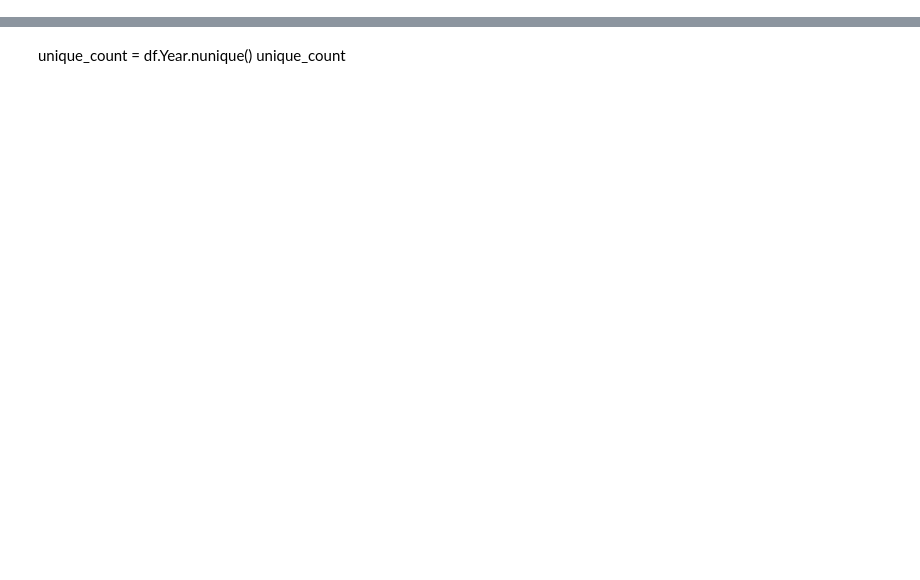
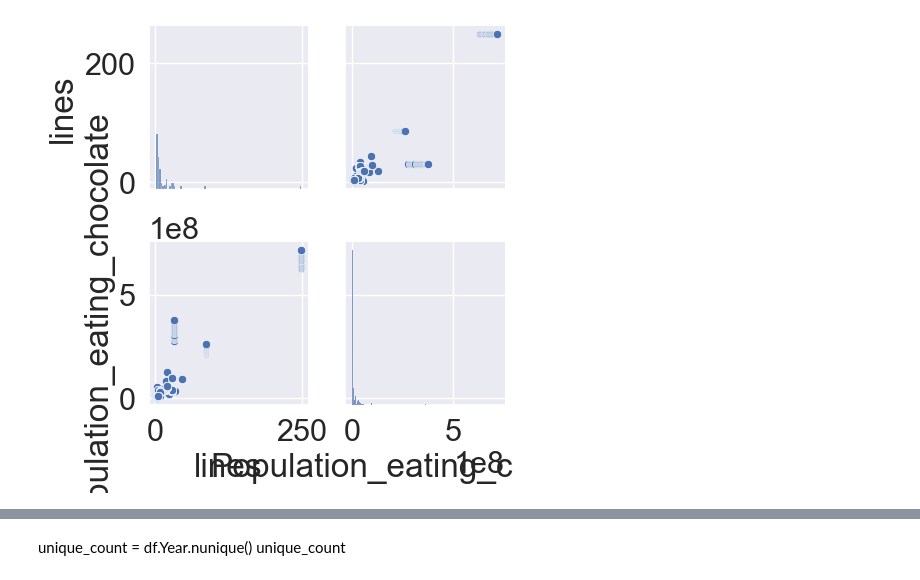
Before and after one commit to Paskored/Data-Analyst-Project_Kashtanov, a Jupyter notebook: Notebook/Курсовая V2.ipynb, the cells around one changed output, grey strips where cells are left out. Drawn from its saved outputs; the diff is of its cells as text; code cells hidden in the pictures; blank space fills up the shorter version.

```diff
--- a/Notebook/Курсовая V2.ipynb
+++ b/Notebook/Курсовая V2.ipynb
@@ -35,0 +88,11 @@ Index(['Country', 'Year', 'Total_weight_kg', 'availability_of_metro', 'lines',
+# %%
+# 1. Заполнение пропусков в kg_per_person: total_weight_kg / Population_eating_chocolate
+mask_kg_per_person = df['kg_per_person'].isna()
+df.loc[mask_kg_per_person, 'kg_per_person'] = (
+    df.loc[mask_kg_per_person, 'Total_weight_kg'] /
+    df.loc[mask_kg_per_person, 'Population_eating_chocolate'])
+# 2. Заполнение пропусков в kg_per_GDP: total_weight_kg / GDP_USD
+mask_kg_per_gdp = df['kg_per_GDP'].isna()
+df.loc[mask_kg_per_gdp, 'kg_per_GDP'] = (
+    df.loc[mask_kg_per_gdp, 'Total_weight_kg'] /
+    df.loc[mask_kg_per_gdp, 'GDP_USD'])
@@ -35,0 +218,6 @@ Index(['Country', 'Year', 'Total_weight_kg', 'availability_of_metro', 'lines',
+# %%
+sns.set(style='ticks')
+sns.set(font_scale=2)
+sns.pairplot(df[['lines','Population_eating_chocolate']]);
+# %% [output]
+[figure, added]
```
Also changed, not shown: parts of 40 cells of this notebook, 21 other files.
